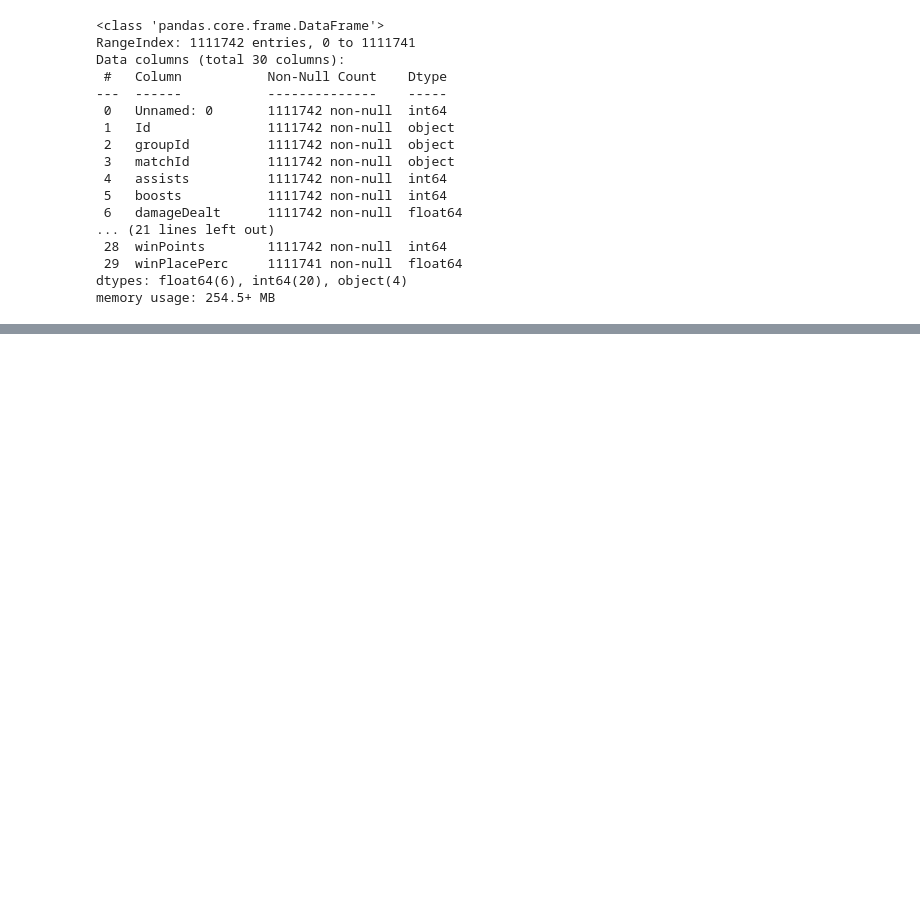
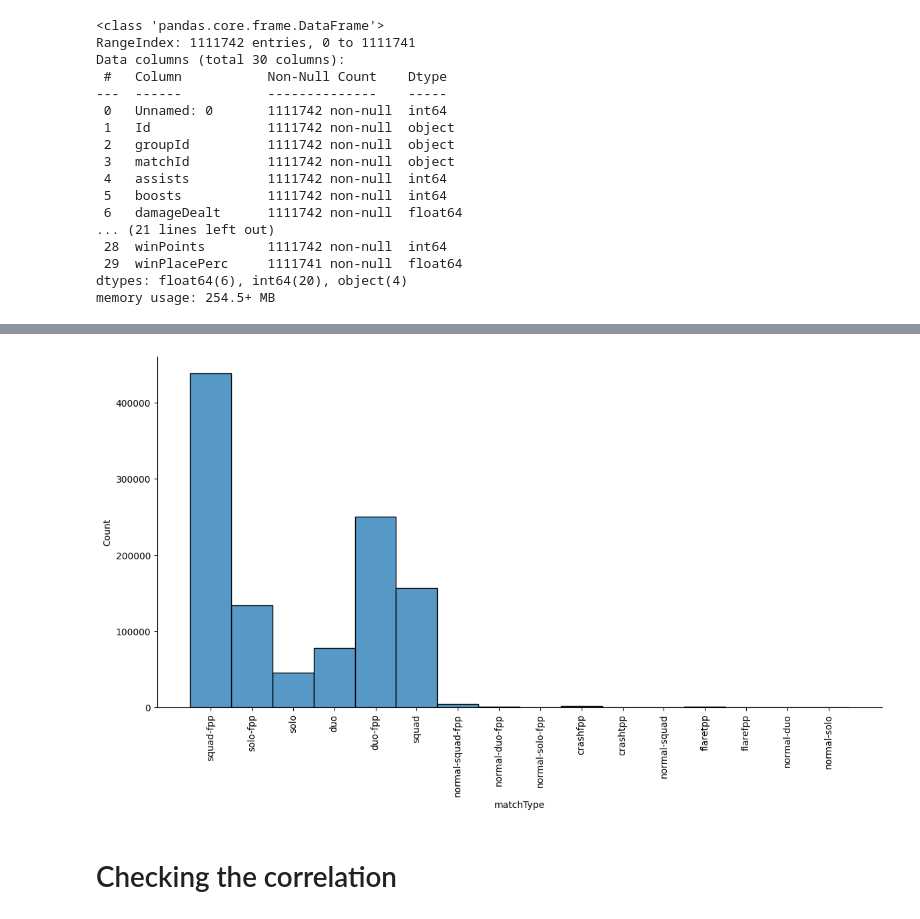
Before and after one commit to AnoopGeorge418/Player-s-In_Game-Performance_Score-Prediction, a Jupyter notebook: notebooks/1. Data_Collection_EDA.ipynb, the cells around one changed output, grey strips where cells are left out. Saved outputs shown, nothing was run; the diff lists cells and outputs as text; code cells hidden in the pictures; blank space fills up the shorter version.

```diff
--- a/notebooks/1. Data_Collection_EDA.ipynb
+++ b/notebooks/1. Data_Collection_EDA.ipynb
@@ -35,0 +194,2 @@ memory usage: 254.5+ MB
+# %%
+df.drop(columns = ['Unnamed: 0', 'Id', 'groupId', 'matchId', 'numGroups', 'maxPlace'], axis = 1, inplace = True)
@@ -35,0 +244,2 @@ memory usage: 254.5+ MB
+# %%
+df.dropna(inplace = True)
@@ -35,0 +287,4 @@ memory usage: 254.5+ MB
+# %%
+new_names = {'DBNOs': 'players_knocked', 'damageDealt': 'total_damage', 'killPlace': 'kill_rank' ,'killStreaks': 'max_kills', 'winPlacePerc': 'win_ranking_in_%'}
+# %%
+df.rename(columns = new_names, inplace=True)
@@ -35,0 +347,8 @@ memory usage: 254.5+ MB
+# %%
+fig = sns.displot(df['matchType'], aspect=2, height=6)
+fig.set_xticklabels(rotation=90)
+plt.show()
+# %% [output]
+[figure, added]
+# %% [markdown]
+# Checking the correlation
```
Also changed, not shown: parts of 54 cells of this notebook, 10 other files.
